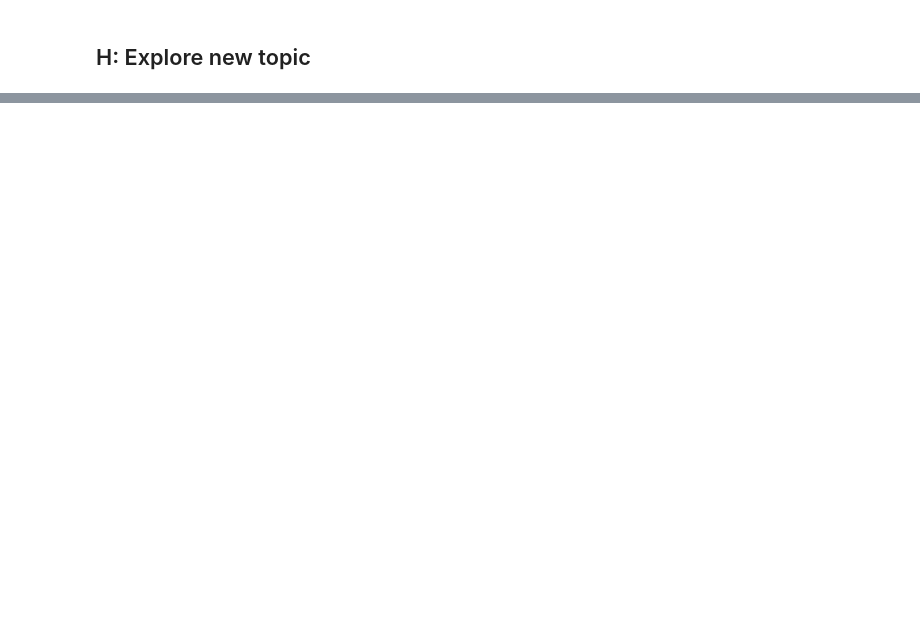
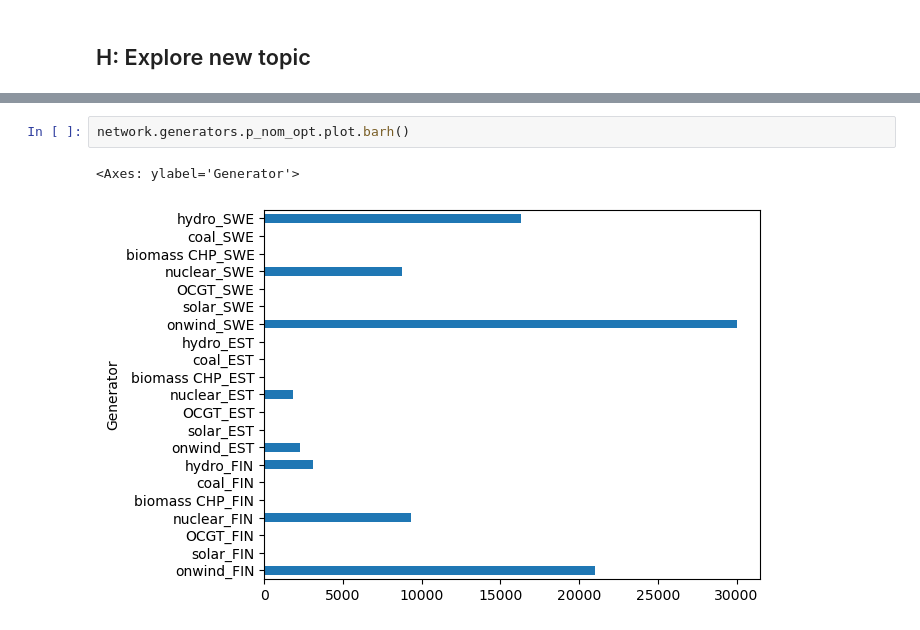
Before and after one commit to NicolineSimoneDTU/Integrated_Project, a Jupyter notebook: project.ipynb, the cells around one changed output, grey strips where cells are left out. Saved outputs shown, nothing was run; the diff lists cells and outputs as text; blank space fills up the shorter version.

```diff
--- a/project.ipynb
+++ b/project.ipynb
@@ -1011,0 +1005,5 @@ network.loads_t.p_set.plot()
+# %%
+network.generators.p_nom_opt.plot.barh()
+# %% [output]
+<Axes: ylabel='Generator'>
+[figure, added]
```
Also changed, not shown: parts of 17 cells of this notebook.
